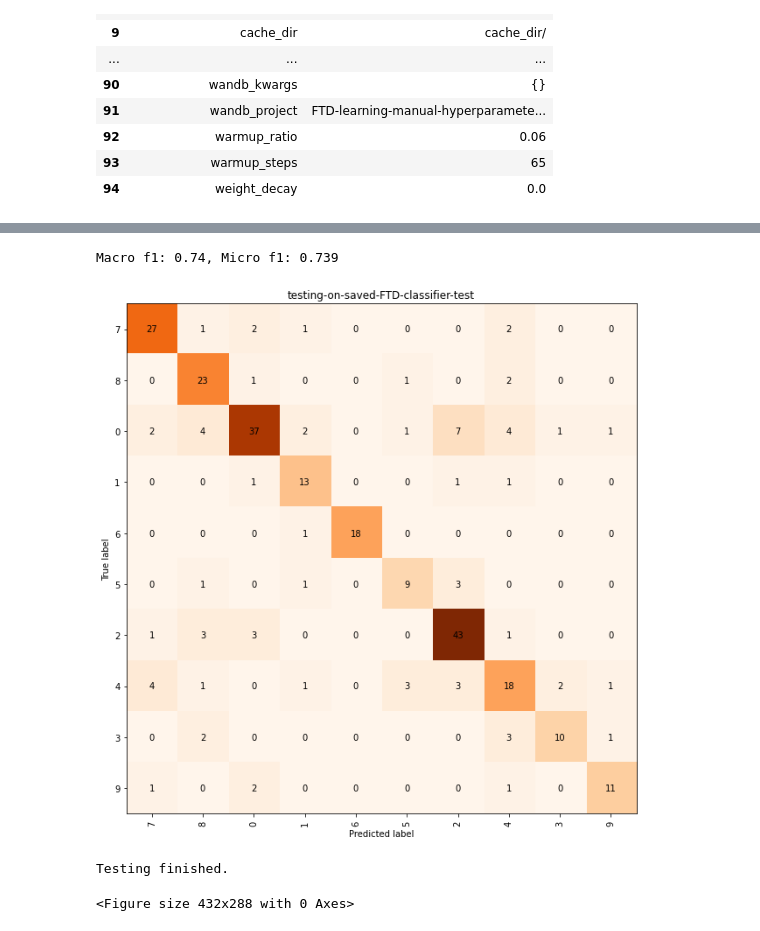
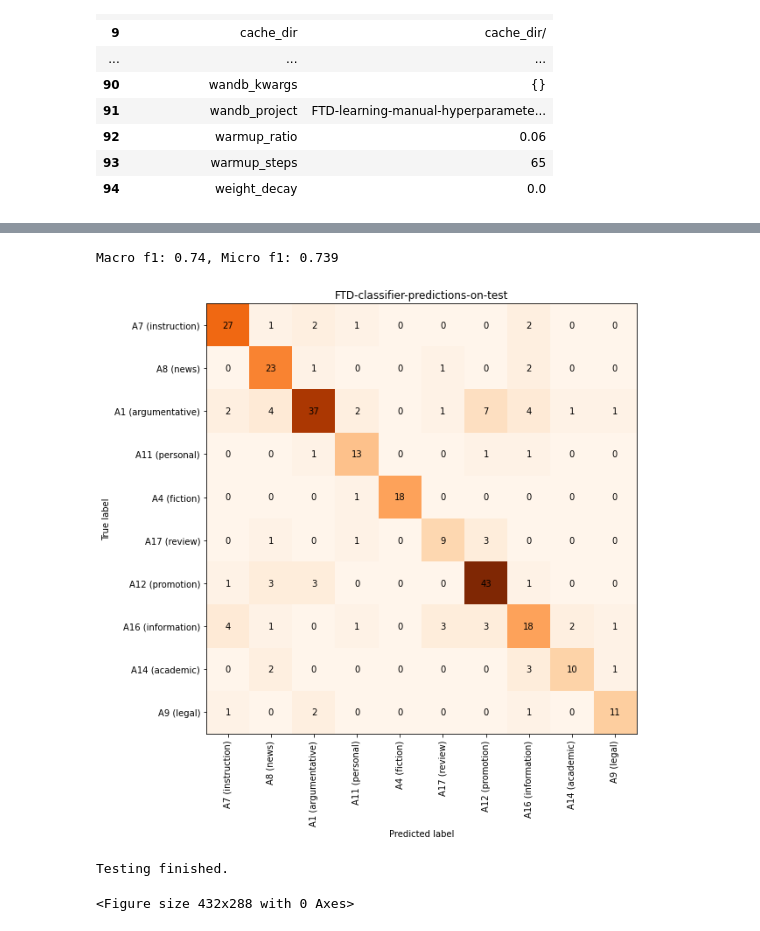
Before and after one commit to TajaKuzman/Genre-Datasets-Comparison, a Jupyter notebook: 2.2-FTD-classifier-testing.ipynb, the cells around one changed output, grey strips where cells are left out. Drawn from its saved outputs; the diff is of its cells as text; code cells hidden in the pictures.

Commit message:
FTD testing and prediction update

```diff
--- a/2.2-FTD-classifier-testing.ipynb
+++ b/2.2-FTD-classifier-testing.ipynb
@@ -159,5 +172,5 @@ model = ClassificationModel(
 # %%
-def testing(test_df, test_name):
+def testing_FTD(test_df, test_name):
     """
     This function takes the test dataset and applies the trained model on it to infer predictions.
     It also prints and saves a confusion matrix, calculates the F1 scores and saves the results in a list of results.
@@ -174,19 +187,24 @@ def testing(test_df, test_name):
         return model.predict([input_string])[0][0]
 
     y_pred = test_df.text.apply(make_prediction)
+    test_df["y_pred"] = y_pred
 
     # Calculate the scores
     macro = f1_score(y_true, y_pred, labels=LABELS, average="macro")
     micro = f1_score(y_true, y_pred, labels=LABELS,  average="micro")
     print(f"Macro f1: {macro:0.3}, Micro f1: {micro:0.3}")
 
+    y_true_mapped = y_true.map(FTD_mapping)
+    test_df["y_true_mapped"] = y_true_mapped
+    y_pred_mapped = y_pred.map(FTD_mapping)
+    test_df["y_pred_mapped"] = y_pred_mapped
     # Plot the confusion matrix:
-    cm = confusion_matrix(y_true, y_pred, labels=LABELS)
+    cm = confusion_matrix(y_true_mapped, y_pred_mapped, labels=LABELS_mapped)
     plt.figure(figsize=(9, 9))
     plt.imshow(cm, cmap="Oranges")
     for (i, j), z in np.ndenumerate(cm):
         plt.text(j, i, '{:d}'.format(z), ha='center', va='center')
-    classNames = LABELS
+    classNames = LABELS_mapped
     plt.ylabel('True label')
     plt.xlabel('Predicted label')
     tick_marks = np.arange(len(classNames))
@@ -208,8 +226,8 @@ def testing(test_df, test_name):
         "learning_rate": 1e-5,
         "microF1": micro,
         "macroF1": macro,
-        "y_true": y_true.tolist(),
-        "y_pred": y_pred.tolist(),
+        "y_true": y_true_mapped.to_dict(),
+        "y_pred": y_pred_mapped.to_dict(),
         }
     previous_results.append(rezdict)
 
@@ -218,4 +236,7 @@ def testing(test_df, test_name):
     backup.append(rezdict)
     with open(f"backup-results-{test_name}.json", "w") as backup_file:
         json.dump(backup,backup_file, indent= "")
+
+    # Save the new dataframe which contains the y_pred values as well
+    test_df.to_csv(f"results/{test_name}-sheet-with-predictions.csv", sep="\t")
 # %%
@@ -228,11 +249,11 @@ Macro f1: 0.759, Micro f1: 0.749
 Testing finished.
 <Figure size 432x288 with 0 Axes>
 # %%
-testing(test_df, "testing-on-saved-FTD-classifier-test")
+testing(test_df, "FTD-classifier-predictions-on-test")
 print("\nTesting finished.")
 # %% [output]
 Macro f1: 0.74, Micro f1: 0.739
-[figure, old version]
+[figure, new version]
 Testing finished.
 <Figure size 432x288 with 0 Axes>
 # %%
```
Also changed, not shown: parts of 17 cells of this notebook, 4 other files.
